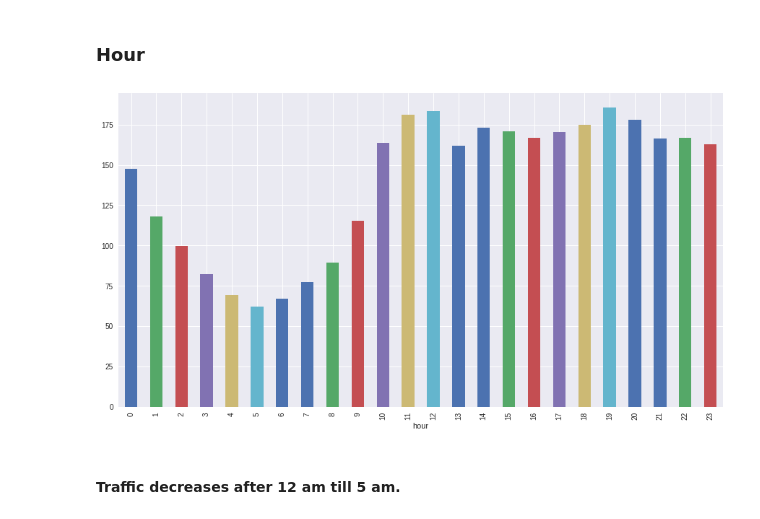
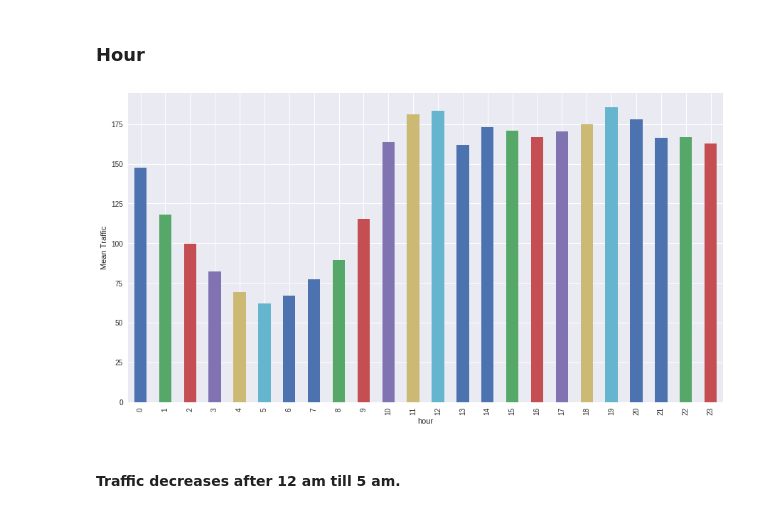
Before and after one commit to shreyas-kalmegh/time-series-AV, a Jupyter notebook: timeSeriesProphet.ipynb, the cells around one changed output. Drawn from its saved outputs; the diff is of its cells as text; code cells hidden in the pictures.

```diff
--- a/timeSeriesProphet.ipynb
+++ b/timeSeriesProphet.ipynb
@@ -120,9 +118,10 @@ test.head()
 ### Hour
 # %%
 train.groupby('hour')['Count'].mean().plot(kind='bar')
+plt.ylabel('Mean Traffic')
 plt.show()
 # %% [output]
-[figure, old version]
+[figure, new version]
 # %% [markdown]
 
 #### Traffic decreases after 12 am till 5 am.
```
Also changed, not shown: parts of 17 cells of this notebook.
